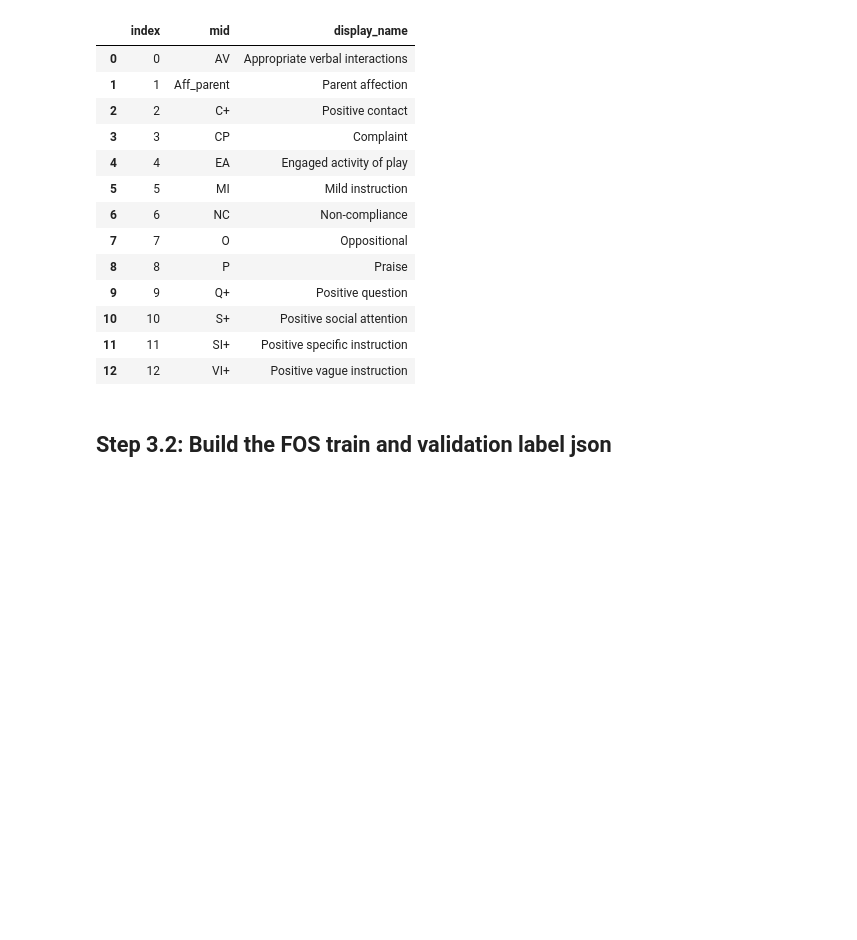
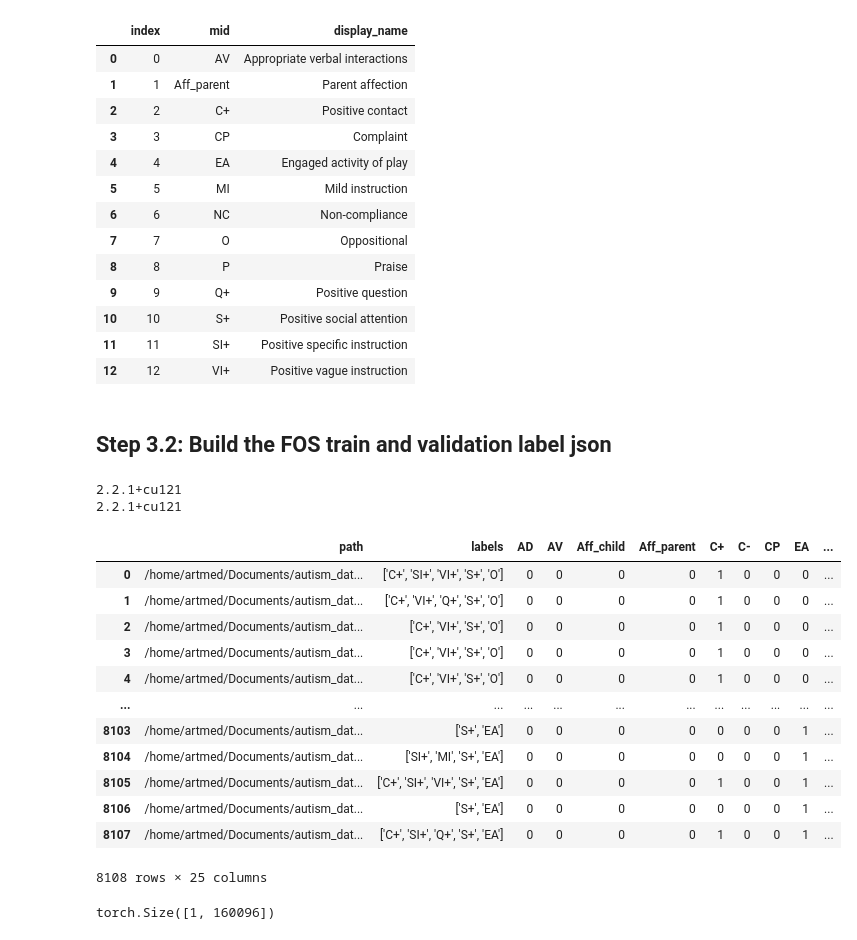
Before and after one commit to zzhao-98/cav-mae, a Jupyter notebook: zzh_code/pre_process_data.ipynb, the cells around one changed output. Saved outputs shown, nothing was run; the diff lists cells and outputs as text; code cells hidden in the pictures; blank space fills up the shorter version.

```diff
--- a/zzh_code/pre_process_data.ipynb
+++ b/zzh_code/pre_process_data.ipynb
@@ -284,3 +290,35 @@ build_json_FOS_dataset(dir_10_frames, dir_audio, df_train, save_path)
 save_path = 'FOS_validation_dataset.json'
 df_validation = pd.read_csv(r'validation.csv')
 build_json_FOS_dataset(dir_10_frames, dir_audio, df_validation, save_path)
+# %%
+# The following parts are for playgorund
+import torch
+import torchaudio
+
+print(torch.__version__)
+print(torchaudio.__version__)
+# %% [output]
+2.2.1+cu121
+2.2.1+cu121
+# %%
+df_10s
+# %% [output]
+|  | path | labels | AD | AV | Aff_child | Aff_parent | C+ | C- | CP | EA | ... |
+| 0 | /home/artmed/Documents/autism_dat... | ['C+', 'SI+', 'VI+', 'S+', 'O'] | 0 | 0 | 0 | 0 | 1 | 0 | 0 | 0 | ... |
+| 1 | /home/artmed/Documents/autism_dat... | ['C+', 'VI+', 'Q+', 'S+', 'O'] | 0 | 0 | 0 | 0 | 1 | 0 | 0 | 0 | ... |
+| 2 | /home/artmed/Documents/autism_dat... | ['C+', 'VI+', 'S+', 'O'] | 0 | 0 | 0 | 0 | 1 | 0 | 0 | 0 | ... |
+| 3 | /home/artmed/Documents/autism_dat... | ['C+', 'VI+', 'S+', 'O'] | 0 | 0 | 0 | 0 | 1 | 0 | 0 | 0 | ... |
+| 4 | /home/artmed/Documents/autism_dat... | ['C+', 'VI+', 'S+', 'O'] | 0 | 0 | 0 | 0 | 1 | 0 | 0 | 0 | ... |
+| ... | ... | ... | ... | ... | ... | ... | ... | ... | ... | ... | ... |
+| 8103 | /home/artmed/Documents/autism_dat... | ['S+', 'EA'] | 0 | 0 | 0 | 0 | 0 | 0 | 0 | 1 | ... |
+| 8104 | /home/artmed/Documents/autism_dat... | ['SI+', 'MI', 'S+', 'EA'] | 0 | 0 | 0 | 0 | 0 | 0 | 0 | 1 | ... |
+| 8105 | /home/artmed/Documents/autism_dat... | ['C+', 'SI+', 'VI+', 'S+', 'EA'] | 0 | 0 | 0 | 0 | 1 | 0 | 0 | 1 | ... |
+| 8106 | /home/artmed/Documents/autism_dat... | ['S+', 'EA'] | 0 | 0 | 0 | 0 | 0 | 0 | 0 | 1 | ... |
+| 8107 | /home/artmed/Documents/autism_dat... | ['C+', 'SI+', 'Q+', 'S+', 'EA'] | 0 | 0 | 0 | 0 | 1 | 0 | 0 | 1 | ... |
+8108 rows × 25 columns
+# %%
+SAMPLE_WAV = "/home/artmed/Documents/autism_dataset/audio_10s/5th_KYJ_5th_KYJ_Playing Alone_0.wav"
+data = torchaudio.load(SAMPLE_WAV)
+data[0].shape
+# %% [output]
+torch.Size([1, 160096])
```
Also changed, not shown: parts of 4 cells of this notebook, 1 other file.
